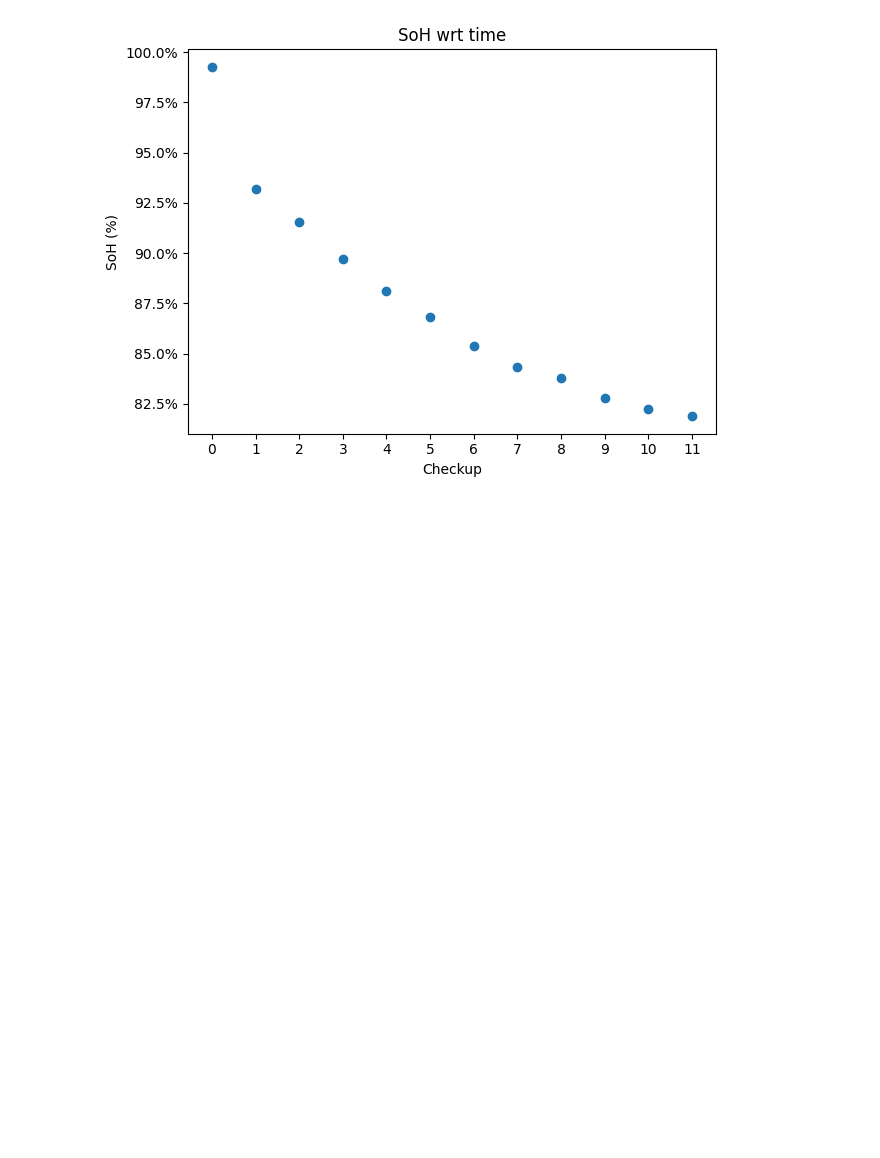
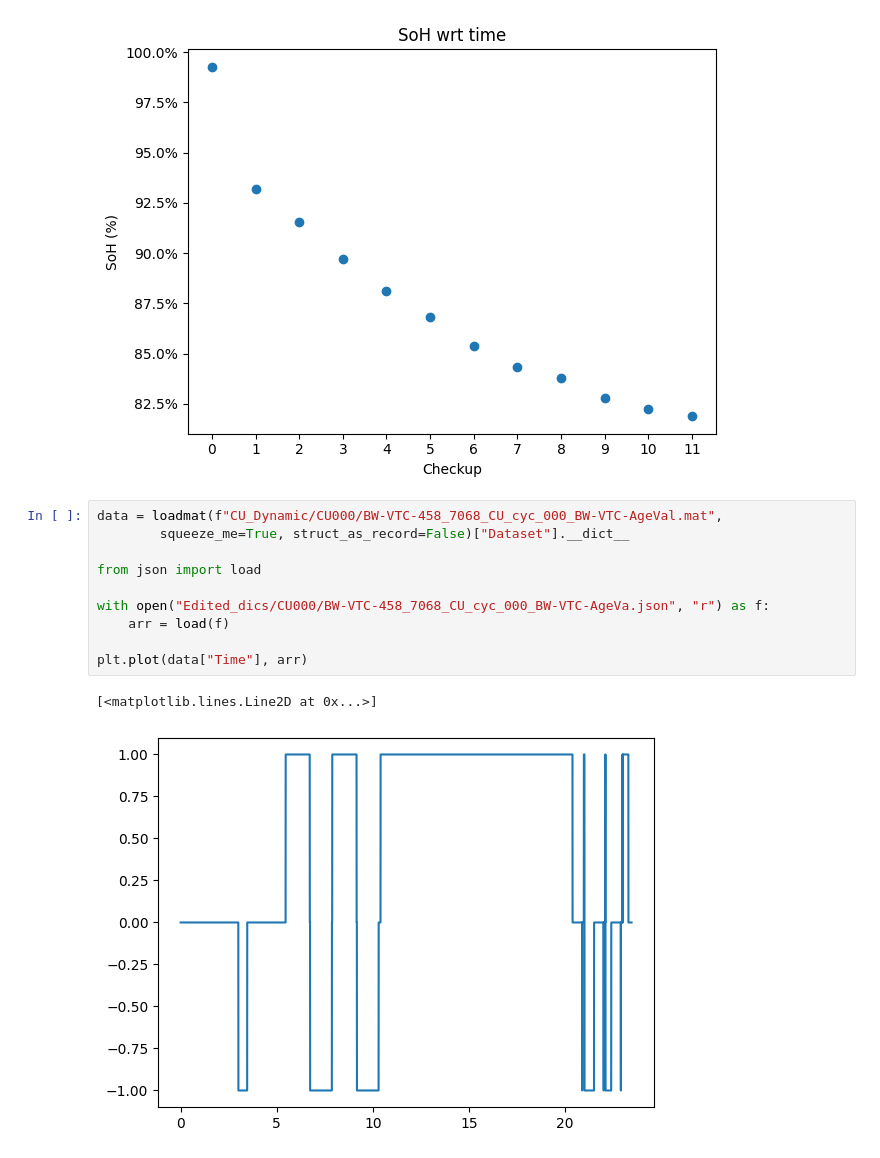
Before and after one commit to gsscala/star_dataset, a Jupyter notebook: soh.ipynb, the cells around one changed output. Cells and saved outputs as stored; diff of their text form; blank space fills up the shorter version.

```diff
--- a/soh.ipynb
+++ b/soh.ipynb
@@ -62,3 +65,16 @@ plt.tight_layout()
 plt.show()
 # %% [output]
 [figure]
+# %%
+data = loadmat(f"CU_Dynamic/CU000/BW-VTC-458_7068_CU_cyc_000_BW-VTC-AgeVal.mat",
+        squeeze_me=True, struct_as_record=False)["Dataset"].__dict__
+
+from json import load
+
+with open("Edited_dics/CU000/BW-VTC-458_7068_CU_cyc_000_BW-VTC-AgeVa.json", "r") as f:
+    arr = load(f)
+
+plt.plot(data["Time"], arr)
+# %% [output]
+[<matplotlib.lines.Line2D at 0x...>]
+[figure, added]
```
Also changed, not shown: parts of 1 cell of this notebook, 1 other file.
